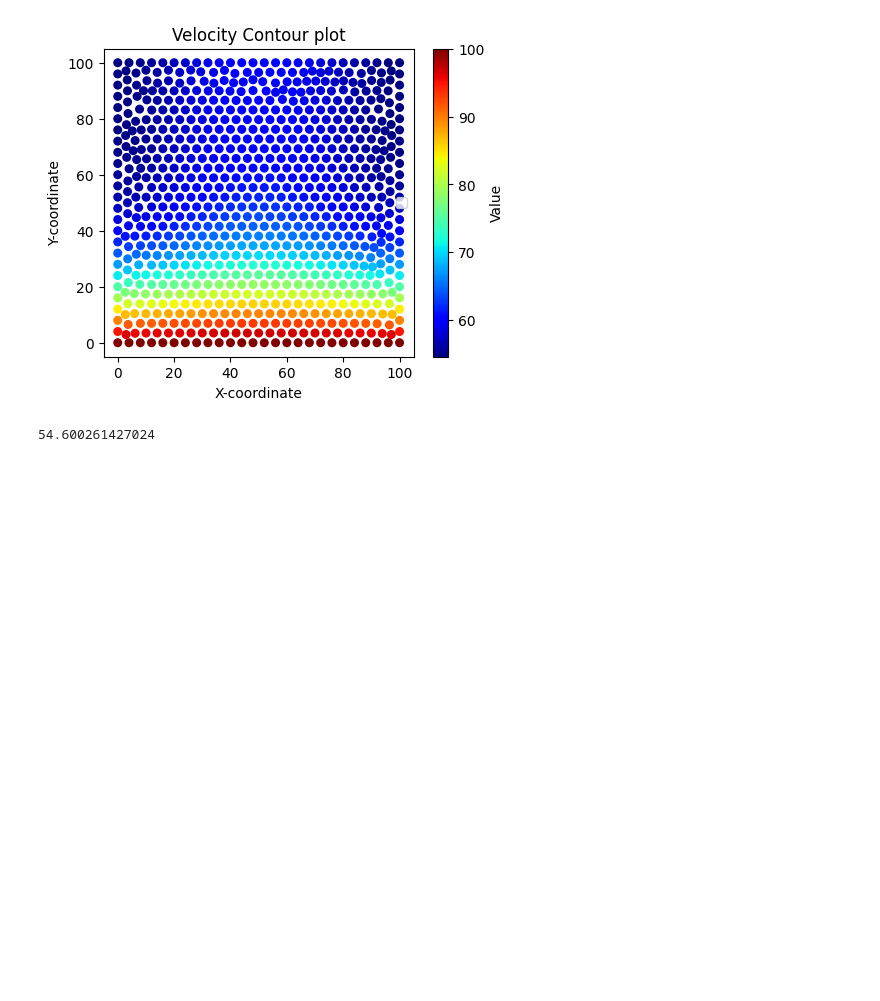
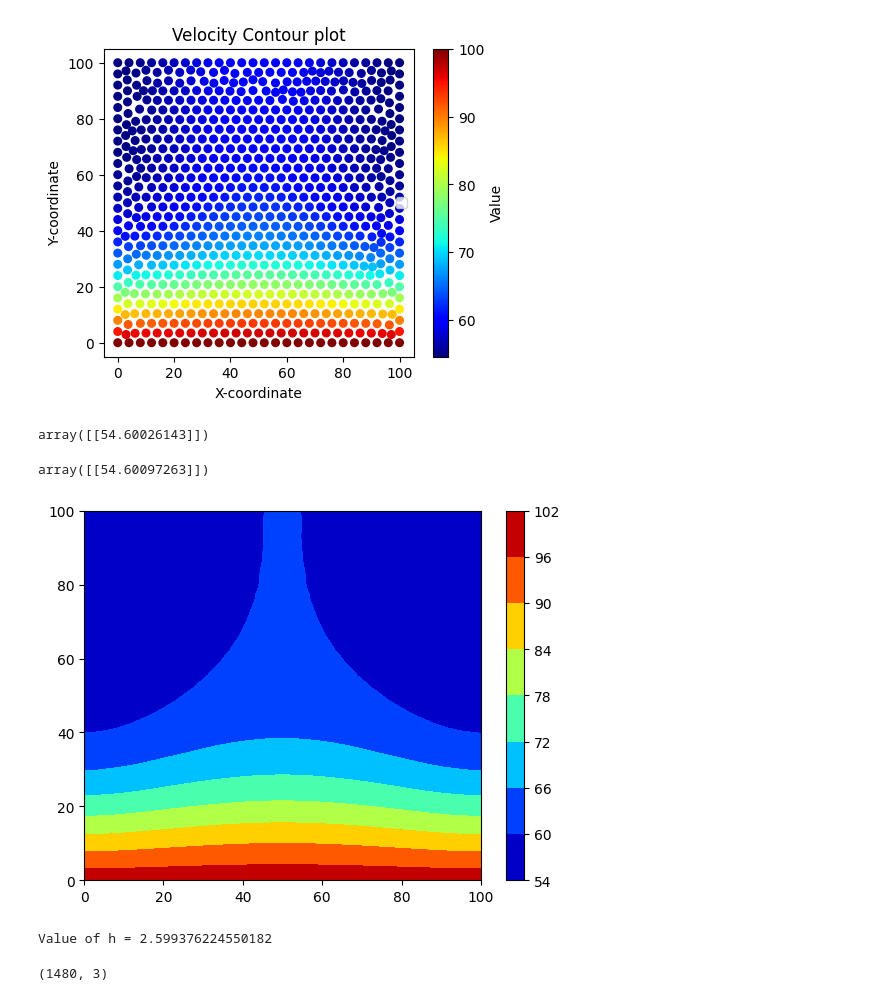
Before and after one commit to me21b172/ME5204-Project, a Jupyter notebook: Anuj/validation.ipynb, the cells around one changed output. Saved outputs shown, nothing was run; the diff lists cells and outputs as text; code cells hidden in the pictures; blank space fills up the shorter version.

```diff
--- a/Anuj/validation.ipynb
+++ b/Anuj/validation.ipynb
@@ -144,40 +136,3 @@ class RectangularMesh:
                 b = N.T*NeumannBoundaryCondition(x[0],y[0])*weights[gaussPoints][pt]*det_Jac
                 Boundary[linearNodes[ele]-1] += b
         return Boundary
-# %%
-def PicardIteration(mesh_size_factor):
-    '''Function to perform Picard Iteration'''
-
-    ## Initialisation
-    delta_t = .1
-    T = 10
-    steps = int(T/delta_t)
-    tol = 1e-7
-    dirichiletBoundaryTemperature = 100
-    mesh = RectangularMesh(mesh_factor=mesh_size_factor,geo_file='squareDomain.geo',values=dirichiletBoundaryTemperature)
-    T_old = (np.ones((1,len(mesh.coords)))*dirichiletBoundaryTemperature).T
-    coords = mesh.coords
-    dirichiletBoundary = np.where(coords[:,1] == 0)[0]
-    n = coords.shape[0]
-    nodes = np.arange(n)
-    TemperatureProfile = np.ones((steps,n))*50
-    TemperatureProfile[:,dirichiletBoundary] = dirichiletBoundaryTemperature
-    interiorNodes = np.delete(nodes,dirichiletBoundary)
-    ##Workhorse of Picard
-    for i in range(1,steps):
-        print('For time '+str(i*delta_t))
-        it = 0
-        T_old = TemperatureProfile[i-1,:].reshape(-1,1)
-        while(it<40):       ##Preventing infinite loop
-            it += 1
-            mesh = RectangularMesh(mesh_factor=mesh_size_factor,geo_file='squareDomain.geo',values=T_old.T)
-            M,K,S,Boundary = mesh.M,mesh.A,mesh.S,mesh.Boundary
-            T_new = np.ones((n,1))*dirichiletBoundaryTemperature
-            F = (M/delta_t+K)[np.ix_(interiorNodes,interiorNodes)]
-            T_new[interiorNodes] = np.linalg.pinv(F)@(((M/delta_t)@TemperatureProfile[i-1,:].reshape(-1,1) + S + Boundary - ((M/delta_t+K)[:,dirichiletBoundary]@(dirichiletBoundaryTemperature*np.ones((len(dirichiletBoundary),1)))))[interiorNodes])
-            print('Error after iteration '+str(it)+' is '+str(np.linalg.norm(T_old-T_new)))
-            if np.linalg.norm(T_old-T_new)<tol:     #Terminating condition
-                break
-            T_old = T_new
-        TemperatureProfile[i,:] = T_new.reshape(-1)
-    return TemperatureProfile,mesh
@@ -216,7 +231,3 @@ plt.show()
 100.0
 No artists with labels found to put in legend.  Note that artists whose label start with an underscore are ignored when legend() is called with no argument.
 [figure]
-# %%
-(temp[n-1,:])
-# %% [output]
-54.600261427024
@@ -224,0 +234,22 @@ np.find
+# %%
+temp[n-1,np.where((msh.coords[:,0] == 0) * (msh.coords[:,1] == 100))]
+# %% [output]
+array([[54.60026143]])
+# %%
+temp[n-1,np.where((msh.coords[:,0] == 100) * (msh.coords[:,1] == 100))]
+# %% [output]
+array([[54.60097263]])
+# %%
+plt.tricontourf(msh.coords[:, 0], msh.coords[:, 1],temp[n-1,:],cmap='jet')
+plt.colorbar()
+plt.show()
+# %% [output]
+[figure, added]
+# %%
+print('Value of h = '+str(((100*100)/msh.triNodesTags.shape[0])**.5))
+# %% [output]
+Value of h = 2.599376224550182
+# %%
+msh.triNodesTags.shape
+# %% [output]
+(1480, 3)
```
Also changed, not shown: parts of 4 cells of this notebook, 3 other files.
